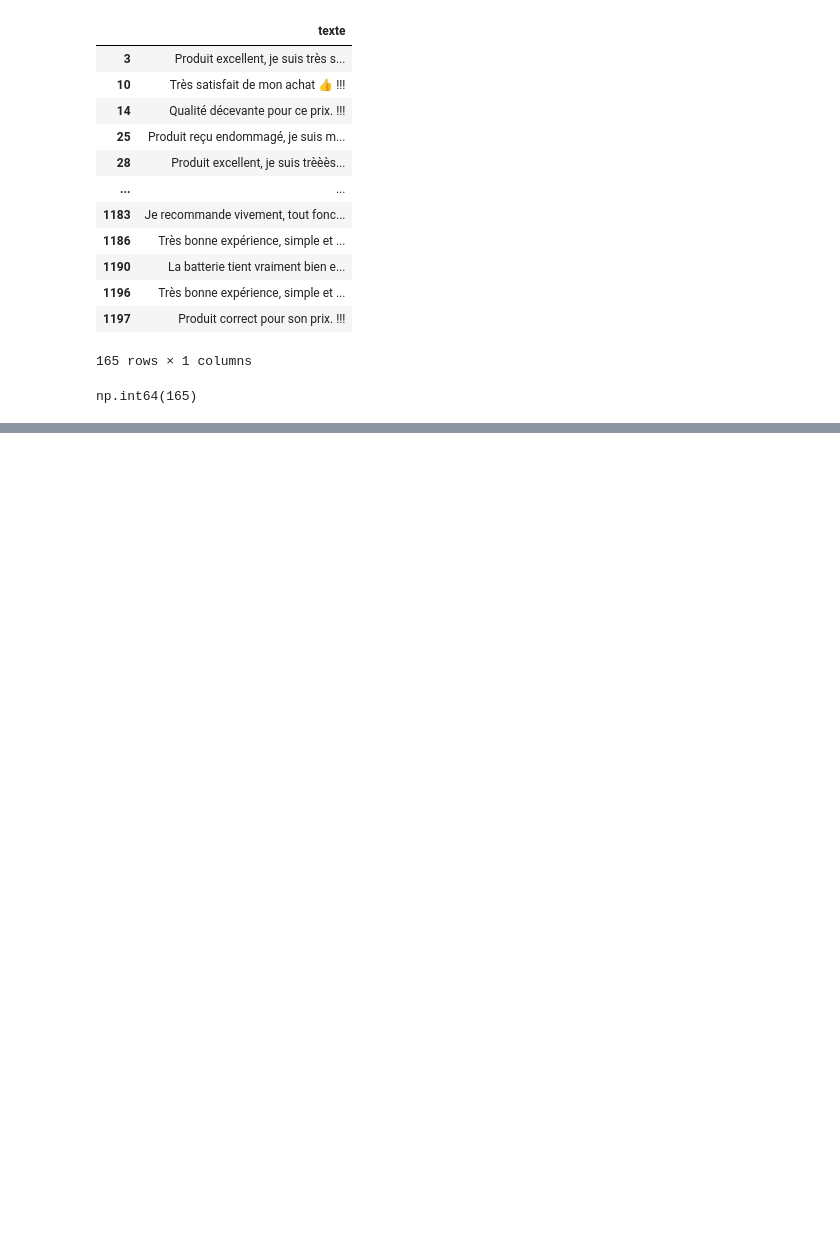
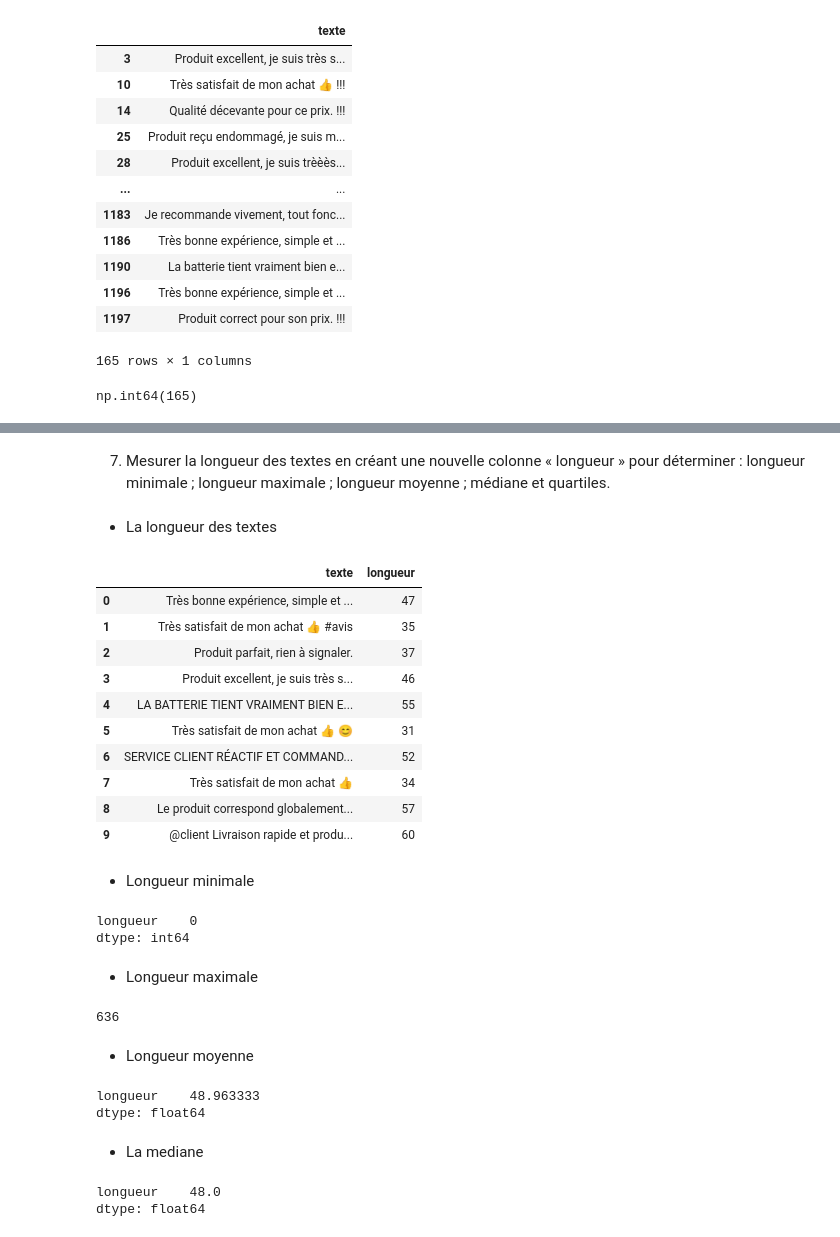
Before and after one commit to khadidiatoungom4-ai/Atelier_prepa_donnees_textuelles, a Jupyter notebook: notebooks/atelier_prepa_donnees_textuelles.ipynb, the cells around one changed output, grey strips where cells are left out. Saved outputs shown, nothing was run; the diff lists cells and outputs as text; code cells hidden in the pictures; blank space fills up the shorter version.

```diff
--- a/notebooks/atelier_prepa_donnees_textuelles.ipynb
+++ b/notebooks/atelier_prepa_donnees_textuelles.ipynb
@@ -353,0 +424,48 @@ np.int64(165)
+# %% [markdown]
+7) Mesurer la longueur des textes en créant une nouvelle colonne « longueur » pour déterminer :
+longueur minimale ; longueur maximale ; longueur moyenne ; médiane et quartiles.
+# %% [markdown]
+- La longueur des textes
+# %%
+df["longueur"] = texte.str.len()
+df[["texte", "longueur"]].head(10)
+# %% [output]
+|  | texte | longueur |
+| 0 | Très bonne expérience, simple et ... | 47 |
+| 1 | Très satisfait de mon achat 👍 #avis | 35 |
+| 2 | Produit parfait, rien à signaler. | 37 |
+| 3 | Produit excellent, je suis très s... | 46 |
+| 4 | LA BATTERIE TIENT VRAIMENT BIEN E... | 55 |
+| 5 | Très satisfait de mon achat 👍 😊 | 31 |
+| 6 | SERVICE CLIENT RÉACTIF ET COMMAND... | 52 |
+| 7 | Très satisfait de mon achat 👍 | 34 |
+| 8 | Le produit correspond globalement... | 57 |
+| 9 | @client Livraison rapide et produ... | 60 |
+# %% [markdown]
+- Longueur minimale
+# %%
+#df["longueur"].min()
+df[["longueur"]].min().
+# %% [output]
+longueur    0
+dtype: int64
+# %% [markdown]
+- Longueur maximale
+# %%
+df["longueur"].max()
+# %% [output]
+636
+# %% [markdown]
+- Longueur moyenne
+# %%
+df[["longueur"]].mean()
+# %% [output]
+longueur    48.963333
+dtype: float64
+# %% [markdown]
+- La mediane
+# %%
+df[["longueur"]].median()
+# %% [output]
+longueur    48.0
+dtype: float64
```
Also changed, not shown: parts of 11 cells of this notebook.
